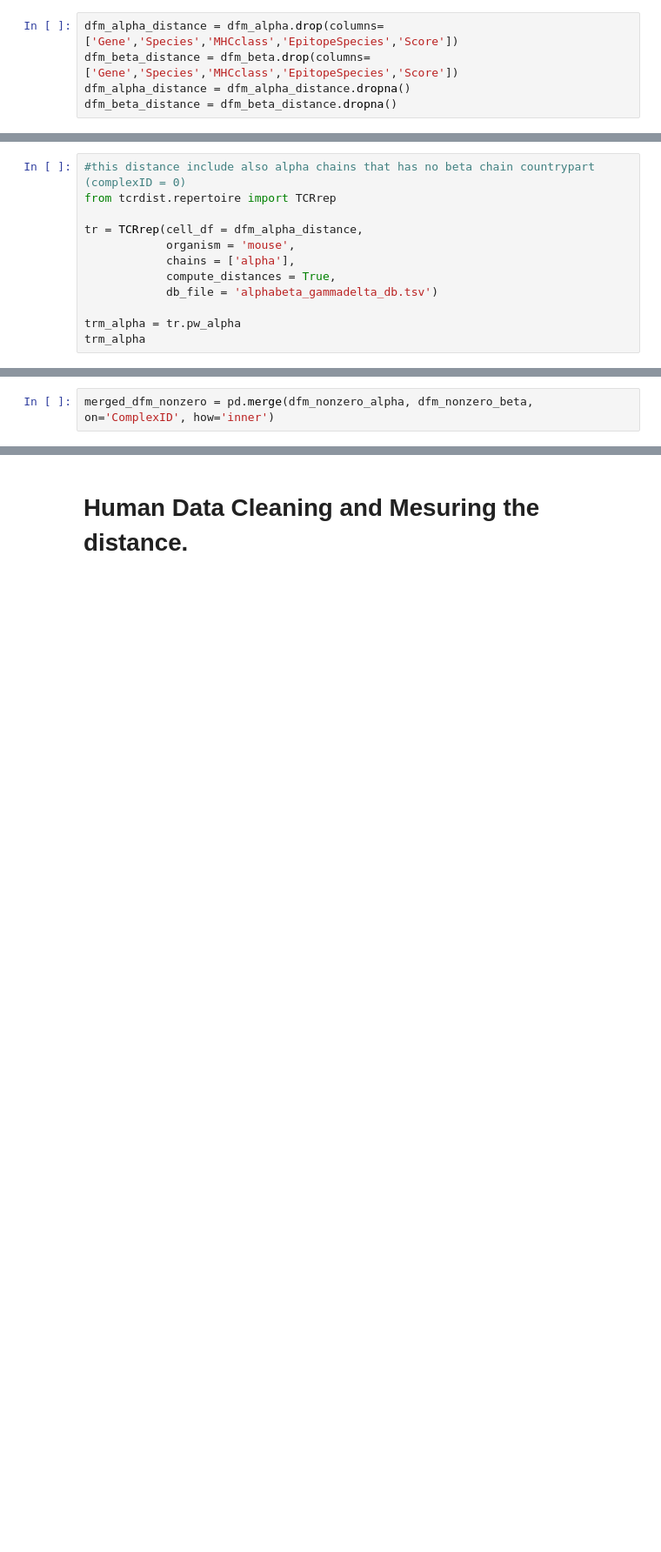
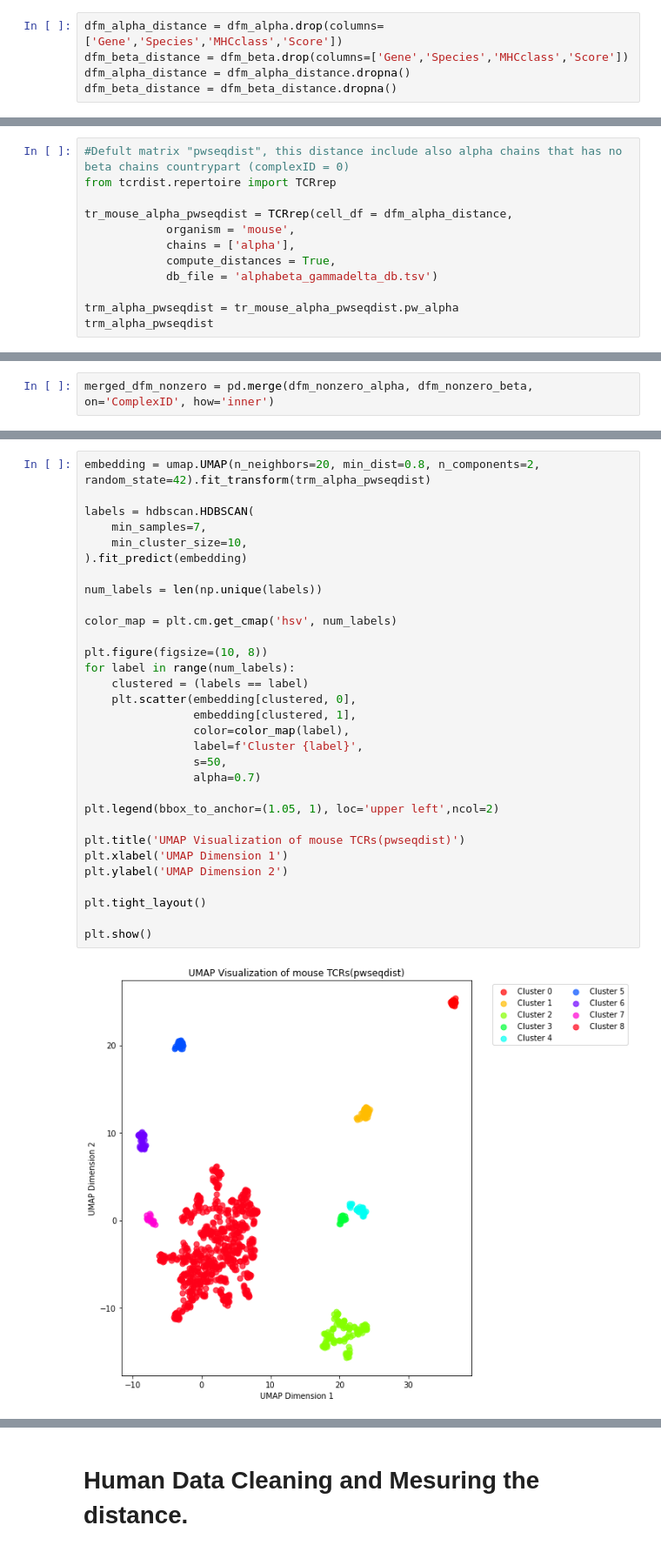
Before and after one commit to UoB-DSMP-2023-24/dsmp-2024-g8, a Jupyter notebook: Project.ipynb, the cells around one changed output, grey strips where cells are left out. Shown at 87% size. Saved outputs shown, nothing was run; the diff lists cells and outputs as text; blank space fills up the shorter version.

Commit message:
Clustring using HDBSCAN and built-in clustring from TCRdist3. Classification using KNN and SVM

```diff
--- a/Project.ipynb
+++ b/Project.ipynb
@@ -325,6 +185,6 @@ To measure the distance we only need the following columns (ComplexID, CDR3,V, J
 # %%
-dfm_alpha_distance = dfm_alpha.drop(columns=['Gene','Species','MHCclass','EpitopeSpecies','Score'])
-dfm_beta_distance = dfm_beta.drop(columns=['Gene','Species','MHCclass','EpitopeSpecies','Score'])
+dfm_alpha_distance = dfm_alpha.drop(columns=['Gene','Species','MHCclass','Score'])
+dfm_beta_distance = dfm_beta.drop(columns=['Gene','Species','MHCclass','Score'])
 dfm_alpha_distance = dfm_alpha_distance.dropna()
 dfm_beta_distance = dfm_beta_distance.dropna()
 # %%
@@ -385,15 +253,15 @@ dfm_beta_distance = dfm_beta_distance.groupby(dfm_beta_distance.columns.tolist()
 # %%
-#this distance include also alpha chains that has no beta chain countrypart (complexID = 0)
+#Defult matrix "pwseqdist", this distance include also alpha chains that has no beta chains countrypart (complexID = 0)
 from tcrdist.repertoire import TCRrep
 
-tr = TCRrep(cell_df = dfm_alpha_distance,
+tr_mouse_alpha_pwseqdist = TCRrep(cell_df = dfm_alpha_distance,
             organism = 'mouse',
             chains = ['alpha'],
             compute_distances = True,
             db_file = 'alphabeta_gammadelta_db.tsv')
 
-trm_alpha = tr.pw_alpha
-trm_alpha
+trm_alpha_pwseqdist = tr_mouse_alpha_pwseqdist.pw_alpha
+trm_alpha_pwseqdist
 # %% [output]
 array([[  0,  90, 128, ..., 128, 130,  98],
        [ 90,   0, 128, ..., 128, 145, 119],
@@ -478,0 +909,33 @@ array([[  0, 291, 266, ..., 280, 268, 322],
+# %%
+embedding = umap.UMAP(n_neighbors=20, min_dist=0.8, n_components=2, random_state=42).fit_transform(trm_alpha_pwseqdist)
+
+labels = hdbscan.HDBSCAN(
+    min_samples=7,
+    min_cluster_size=10,
+).fit_predict(embedding)
+
+num_labels = len(np.unique(labels))
+
+color_map = plt.cm.get_cmap('hsv', num_labels)
+
+plt.figure(figsize=(10, 8))
+for label in range(num_labels):
+    clustered = (labels == label)
+    plt.scatter(embedding[clustered, 0],
+                embedding[clustered, 1],
+                color=color_map(label),
+                label=f'Cluster {label}',
+                s=50,
+                alpha=0.7)
+
+plt.legend(bbox_to_anchor=(1.05, 1), loc='upper left',ncol=2)
+
+plt.title('UMAP Visualization of mouse TCRs(pwseqdist)')
+plt.xlabel('UMAP Dimension 1')
+plt.ylabel('UMAP Dimension 2')
+
+plt.tight_layout()
+
+plt.show()
+# %% [output]
+[figure, added]
```
Also changed, not shown: parts of 130 cells of this notebook.
